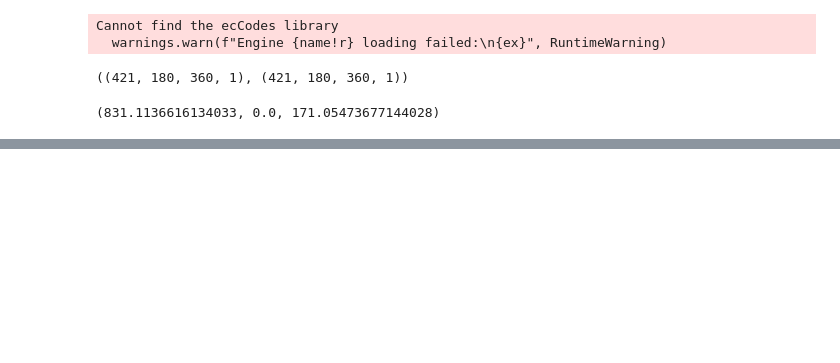
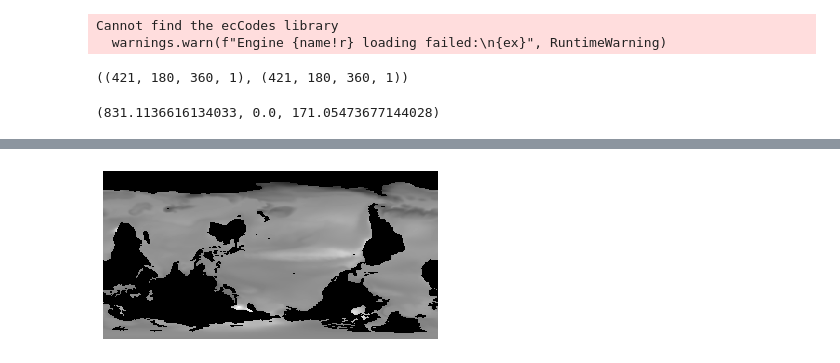
Before and after one commit to sk981102/ocean_co2, a Jupyter notebook: notebooks/ginsburg_run.ipynb, the cells around one changed output, grey strips where cells are left out. Cells and saved outputs as stored; diff of their text form; code cells hidden in the pictures; blank space fills up the shorter version.

```diff
--- a/notebooks/ginsburg_run.ipynb
+++ b/notebooks/ginsburg_run.ipynb
@@ -116,2 +155,4 @@ plot_image(difference)
 # %%
-plot_image(np.squeeze(val_pco2_images[419:421][1]))
+plot_image(np.squeeze(pco2_images[419:421][1]))
+# %% [output]
+[figure, added]
```
Also changed, not shown: parts of 7 cells of this notebook, 5 other files.
